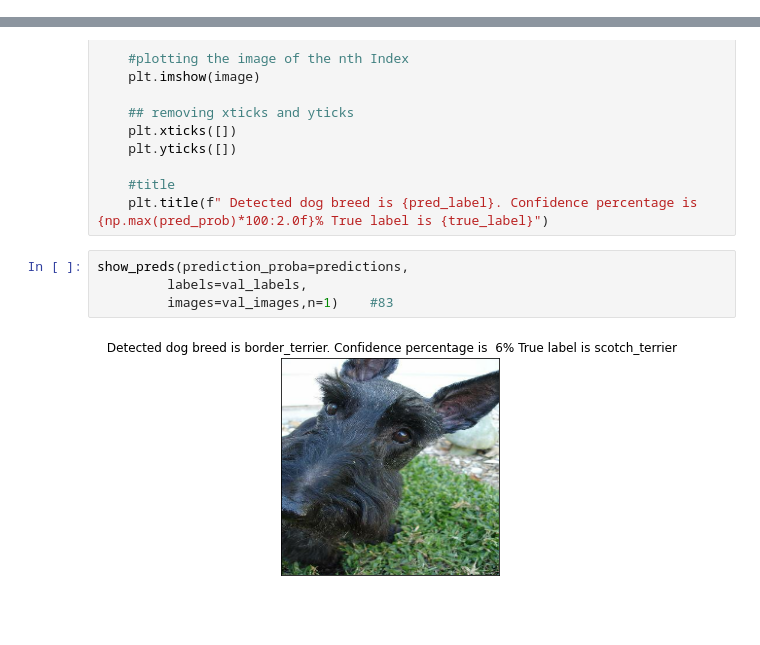
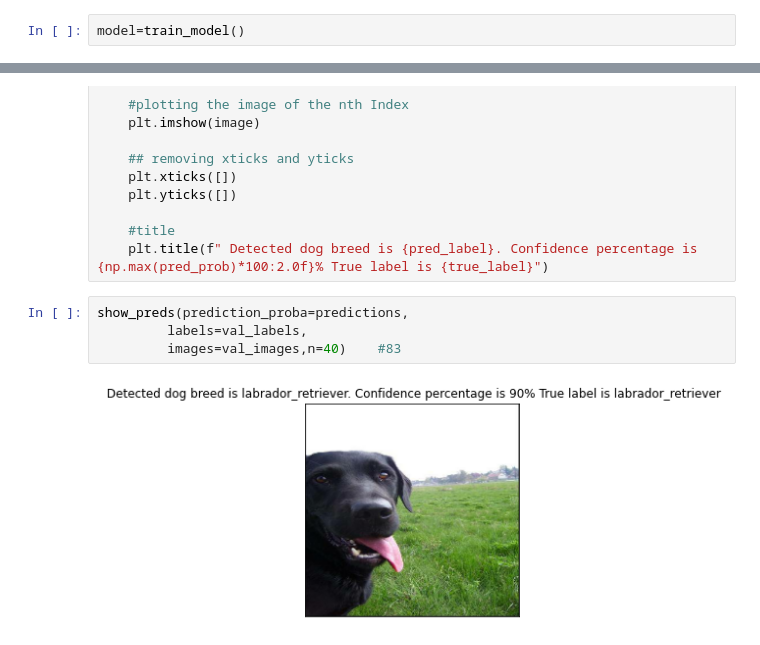
Before and after one commit to narayansethi03/MachineLearning, a Jupyter notebook: know-your-dog.ipynb, the cells around one changed output, grey strips where cells are left out. Cells and saved outputs as stored; diff of their text form; blank space fills up the shorter version.

Commit message:
Model Worked!! | Know Your Dog 🐶 | Version 18

```diff
--- a/know-your-dog.ipynb
+++ b/know-your-dog.ipynb
@@ -503,0 +479,2 @@ Epoch 14/100
+# %%
+model=train_model()
@@ -679,6 +680,6 @@ def show_preds(prediction_proba, labels, images ,n=3):
 # %%
 show_preds(prediction_proba=predictions,
          labels=val_labels,
-         images=val_images,n=1)    #83
+         images=val_images,n=40)    #83
 # %% [output]
-[figure, old version]
+[figure, new version]
```
Also changed, not shown: parts of 9 cells of this notebook.
